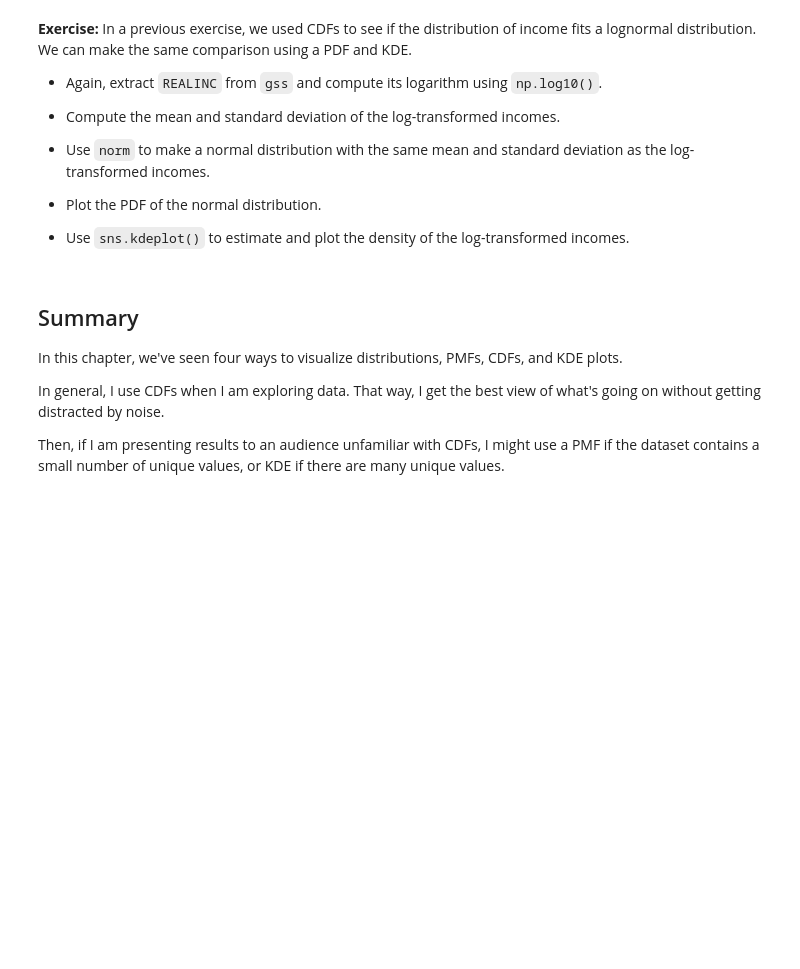
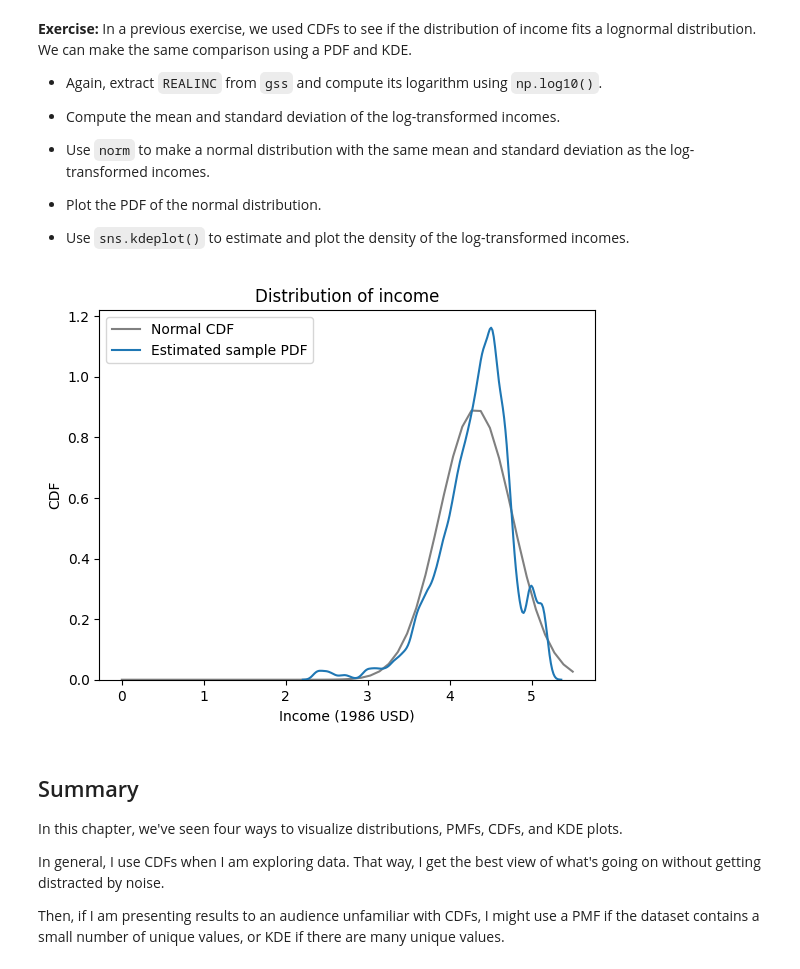
Before and after one commit to peterzhou-cs/Mytest, a Jupyter notebook: 08_distributions.ipynb, the cells around one changed output. Cells and saved outputs as stored; diff of their text form; code cells hidden in the pictures; blank space fills up the shorter version.

```diff
--- a/08_distributions.ipynb
+++ b/08_distributions.ipynb
@@ -867,0 +918,18 @@ How well do the PDF and KDE plots agree?
+# %%
+# Solution goes here
+
+income = gss['REALINC'].replace(0, np.nan)
+log_income = np.log10(income)
+mean = np.mean(log_income)
+std = np.std(log_income)
+xs2 = np.linspace(0, 5.5)
+ys2 = norm(mean, std).pdf(xs2)
+plt.plot(xs2, ys2, color='gray', label='Normal CDF')
+cdf_log_income = Pmf.from_seq(log_income)
+sns.kdeplot(log_income, label='Estimated sample PDF')
+plt.xlabel('Income (1986 USD)')
+plt.ylabel('CDF')
+plt.title('Distribution of income')
+plt.legend();
+# %% [output]
+[figure, added]
```
Also changed, not shown: parts of 15 cells of this notebook.
